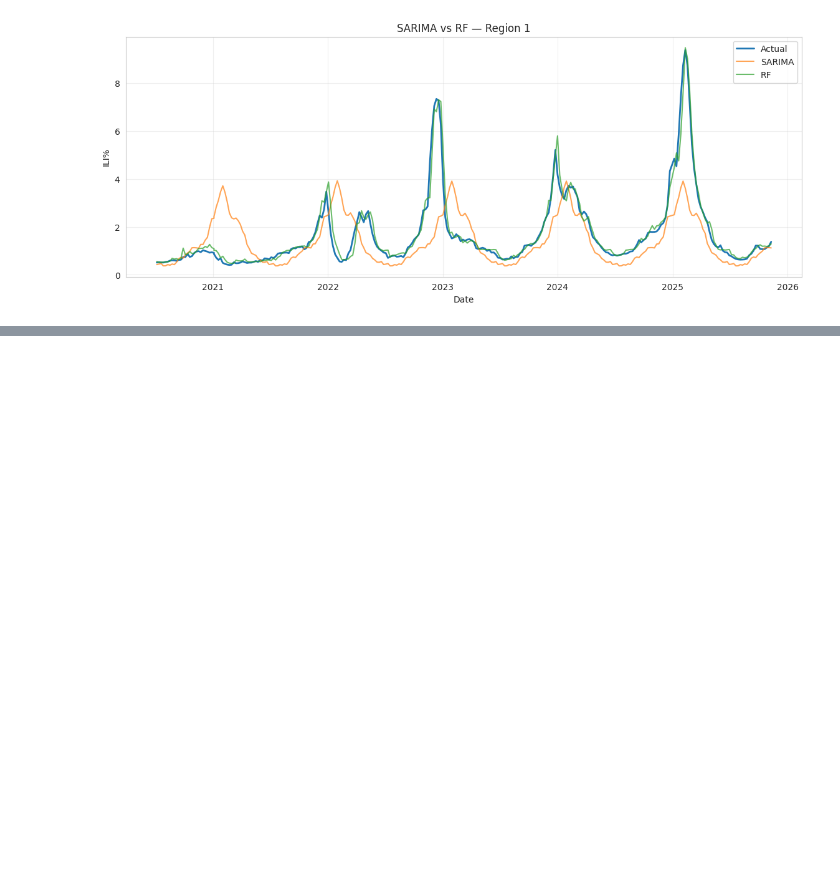
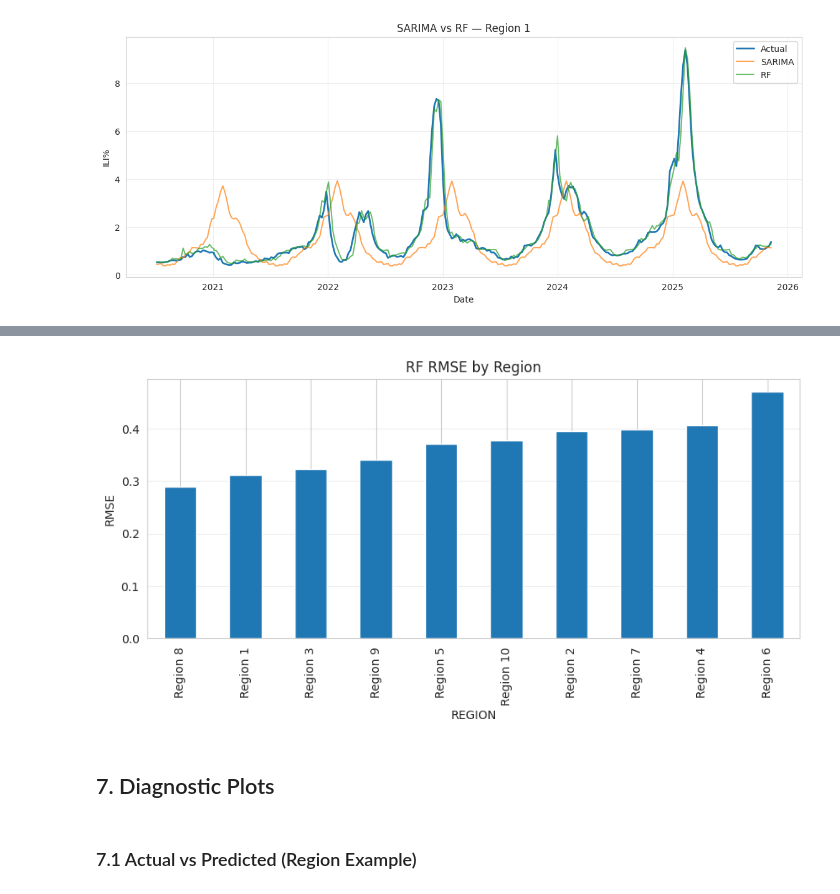
Before and after one commit to ElMehdiBayoud/flu-forecasting-us, a Jupyter notebook: notebook/flu_forecasting.ipynb, the cells around one changed output, grey strips where cells are left out. Cells and saved outputs as stored; diff of their text form; code cells hidden in the pictures; blank space fills up the shorter version.

Commit message:
RF/ Diagnostic plots

```diff
--- a/notebook/flu_forecasting.ipynb
+++ b/notebook/flu_forecasting.ipynb
@@ -109,7 +109,7 @@ sns.set_style("whitegrid")
 # %% [markdown]
 ### 1.1 Load & Inspect Dataset
 # %%
-df = pd.read_csv("flu_merged.csv", parse_dates=["DATE"])
+df = pd.read_csv("/dataset/processed/flu_merged.csv", parse_dates=["DATE"])
 # %%
 print(df.head())
 print(df.dtypes)
@@ -460,0 +463,18 @@ plt.show()
+# %%
+from sklearn.ensemble import RandomForestRegressor
+
+X_trainval = df_model.loc[df_model["DATE"] <= val_end, feature_cols]
+y_trainval = df_model.loc[df_model["DATE"] <= val_end, target]
+
+rf = RandomForestRegressor(
+    n_estimators=500,
+    max_depth=12,
+    min_samples_leaf=5,
+    random_state=42,
+    n_jobs=-1
+)
+
+rf.fit(X_trainval, y_trainval)
+y_pred_rf = rf.predict(X_test)
+
+compute_metrics(y_test, y_pred_rf)
@@ -460,0 +487,16 @@ plt.show()
+# %%
+test_regions = df_model.loc[test_mask, "REGION"].values
+
+rf_df = pd.DataFrame({
+    "REGION": test_regions,
+    "y_true": y_test.values,
+    "y_pred": y_pred_rf
+})
+
+region_metrics_rf = (
+    rf_df.groupby("REGION")
+    .apply(lambda g: compute_metrics(g["y_true"], g["y_pred"]))
+    .apply(pd.Series)
+)
+
+region_metrics_rf
@@ -460,0 +516,12 @@ plt.show()
+# %%
+region_metrics_rf["RMSE"].sort_values().plot(kind="bar", figsize=(10,4))
+plt.title("RF RMSE by Region")
+plt.ylabel("RMSE")
+plt.grid(axis="y", alpha=0.3)
+plt.show()
+# %% [output]
+[figure, added]
+# %% [markdown]
+## 7. Diagnostic Plots
+# %% [markdown]
+### 7.1 Actual vs Predicted (Region Example)
```
Also changed, not shown: parts of 23 cells of this notebook.
